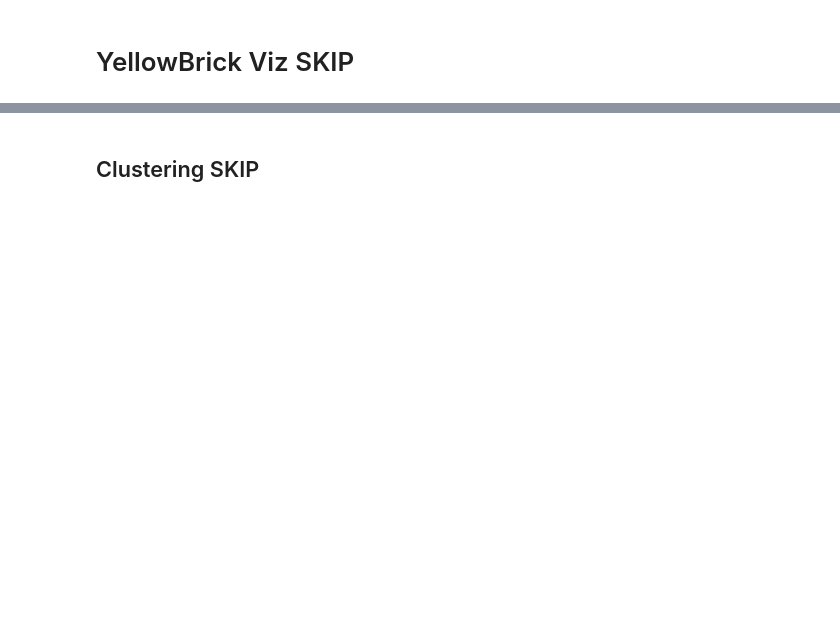
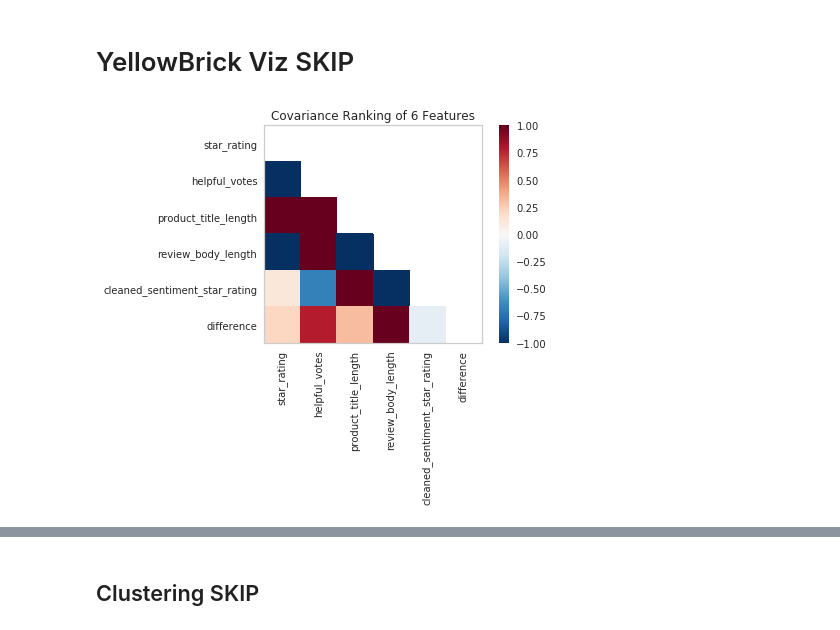
Before and after one commit to abitbetter/Amazon-Recommenders, a Jupyter notebook: Model_CF_local.ipynb, the cells around one changed output, grey strips where cells are left out. Drawn from its saved outputs; the diff is of its cells as text; code cells hidden in the pictures; blank space fills up the shorter version.

```diff
--- a/Model_CF_local.ipynb
+++ b/Model_CF_local.ipynb
@@ -42,12 +57,16 @@ df.dtypes
 # %% [markdown]
 # YellowBrick Viz SKIP
+# %%
+num_dat = df[["star_rating","helpful_votes","product_title_length","review_body_length","cleaned_sentiment_star_rating","difference"]]
 # %%
 from yellowbrick.features import Rank2D
 %matplotlib inline
 
-visualizer = Rank2D(algorithm="pearson")
-visualizer.fit_transform(df)
+visualizer = Rank2D(algorithm="covariance")
+visualizer.fit_transform(num_dat)
 visualizer.poof()
+# %% [output]
+[figure, added]
 # %%
 from yellowbrick.features import JointPlotVisualizer
 
```
Also changed, not shown: parts of 13 cells of this notebook.
